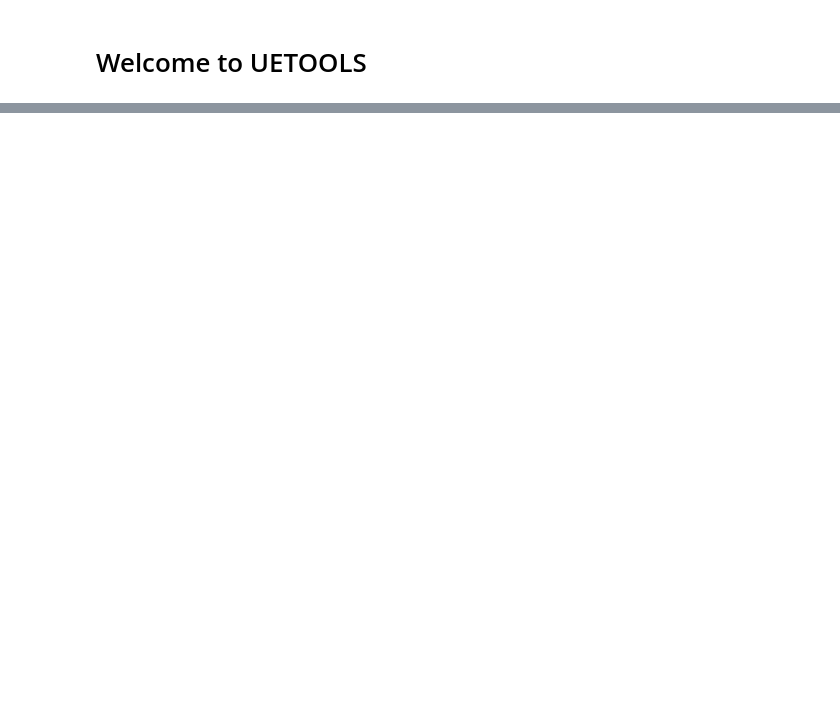
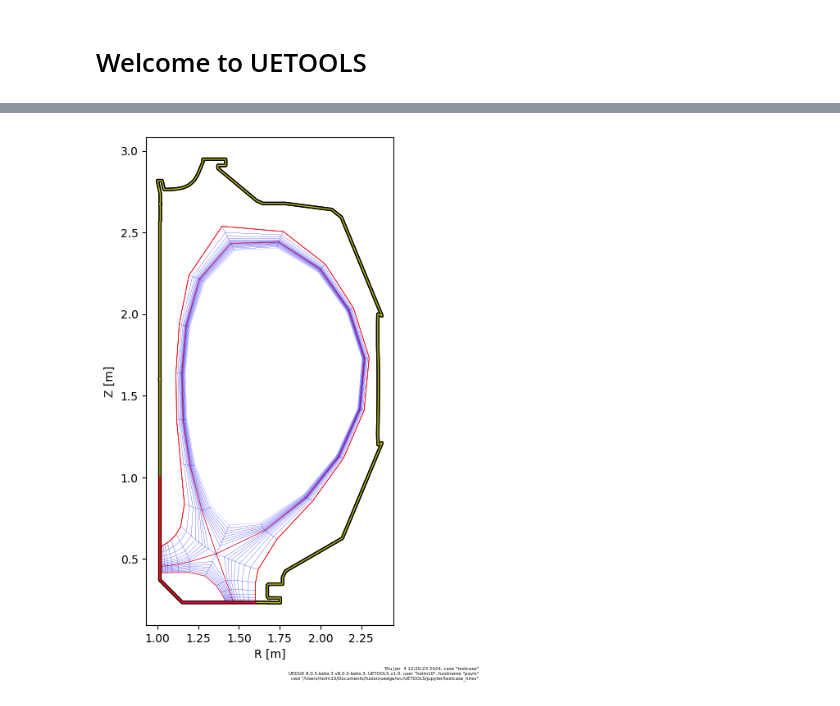
Before and after one commit to LLNL/UETOOLS, a Jupyter notebook: jupyter/1_introduction.ipynb, the cells around one changed output, grey strips where cells are left out. Drawn from its saved outputs; the diff is of its cells as text; code cells hidden in the pictures; blank space fills up the shorter version.

```diff
--- a/jupyter/1_introduction.ipynb
+++ b/jupyter/1_introduction.ipynb
@@ -15,0 +31,2 @@ Requirement already satisfied: numpy in /Users/holm10/Documents/fusion/uedge/ven
+# %%
+c = Case('nc20.hdf5')
@@ -15,0 +52,4 @@ Requirement already satisfied: numpy in /Users/holm10/Documents/fusion/uedge/ven
+# %%
+c.grid(linewidth=0.1, vessel=True, plates=True, platecolor=['gold','teal'], lcfs=True, lcfscolor='r', linecolor='b');
+# %% [output]
+[figure, added]
```
Also changed, not shown: parts of 19 cells of this notebook.
